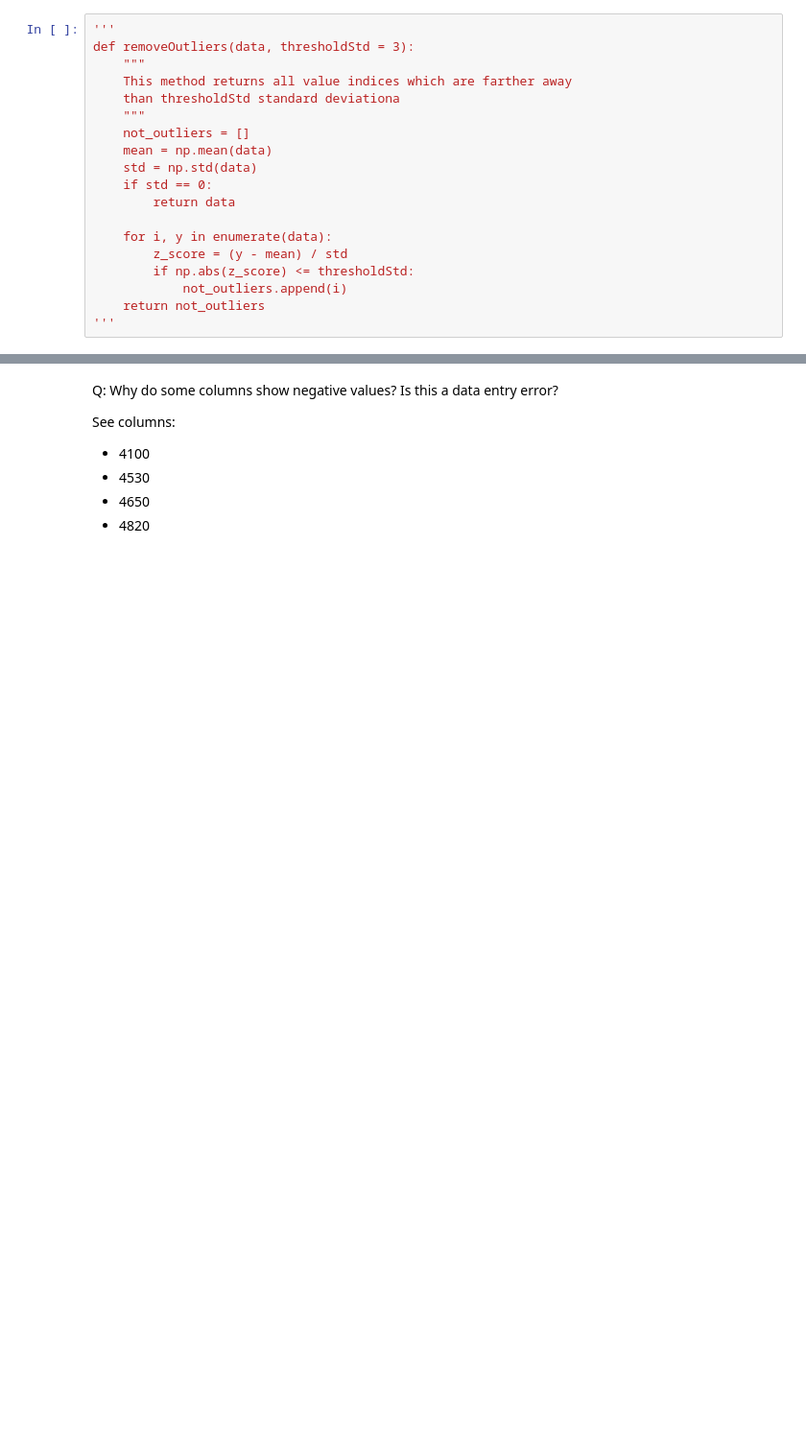
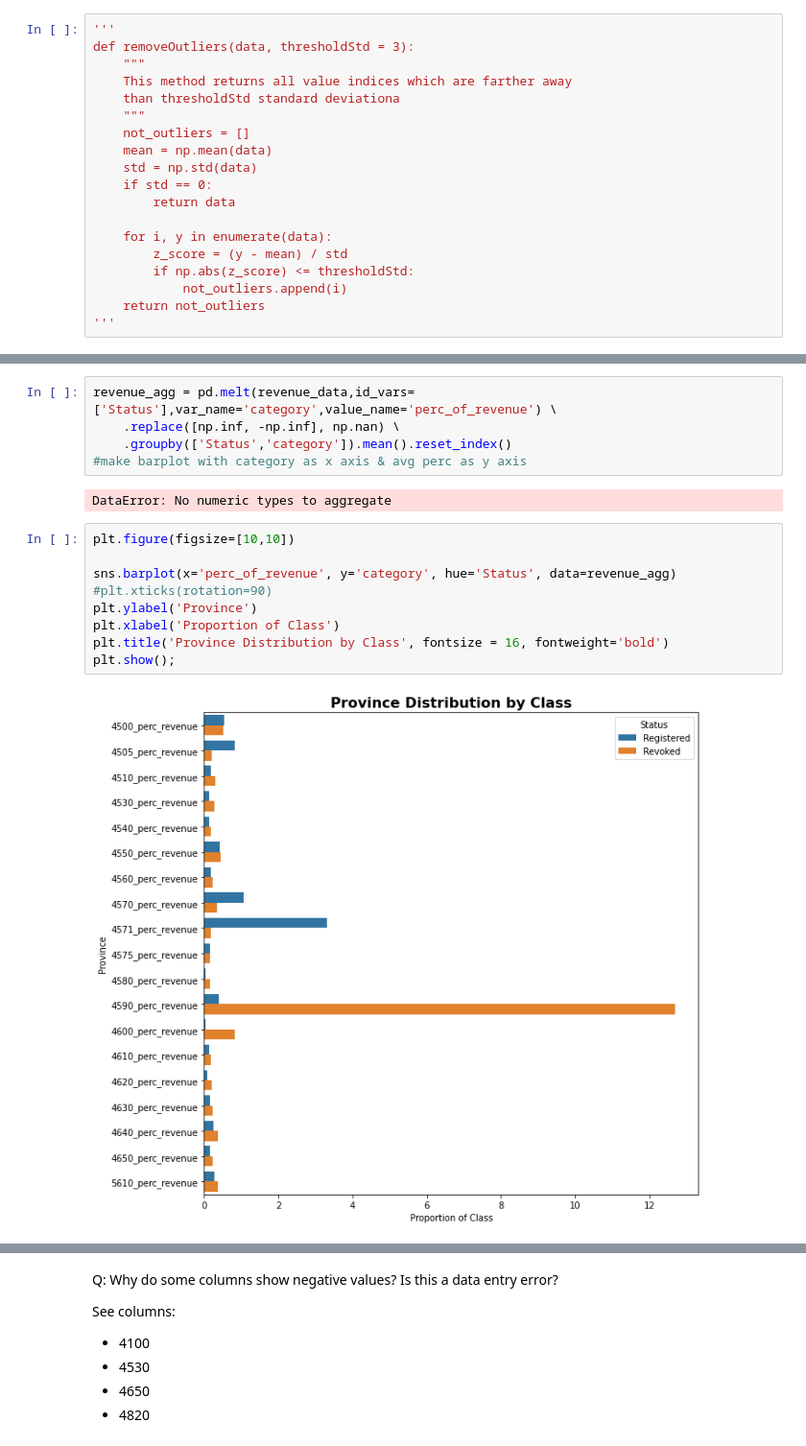
Before and after one commit to samanthacassar/canadacharities, a Jupyter notebook: exploratory_analysis.ipynb, the cells around one changed output, grey strips where cells are left out. Shown at 96% size. Cells and saved outputs as stored; diff of their text form; blank space fills up the shorter version.

```diff
--- a/exploratory_analysis.ipynb
+++ b/exploratory_analysis.ipynb
@@ -206,0 +304,18 @@ NameError: name 'data_dic' is not defined
+# %%
+revenue_agg = pd.melt(revenue_data,id_vars=['Status'],var_name='category',value_name='perc_of_revenue') \
+    .replace([np.inf, -np.inf], np.nan) \
+    .groupby(['Status','category']).mean().reset_index()
+#make barplot with category as x axis & avg perc as y axis
+# %% [output]
+DataError: No numeric types to aggregate
+# %%
+plt.figure(figsize=[10,10])
+
+sns.barplot(x='perc_of_revenue', y='category', hue='Status', data=revenue_agg)
+#plt.xticks(rotation=90)
+plt.ylabel('Province')
+plt.xlabel('Proportion of Class')
+plt.title('Province Distribution by Class', fontsize = 16, fontweight='bold')
+plt.show();
+# %% [output]
+[figure, added]
```
Also changed, not shown: parts of 23 cells of this notebook.
